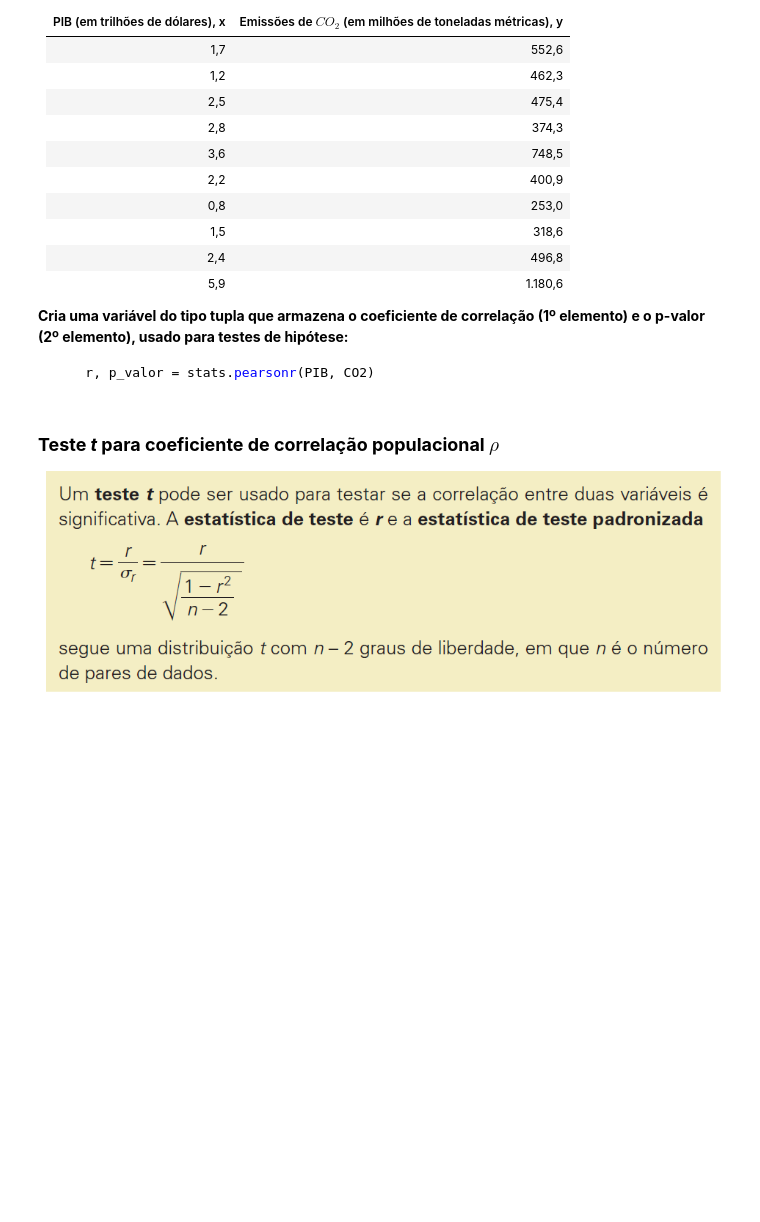
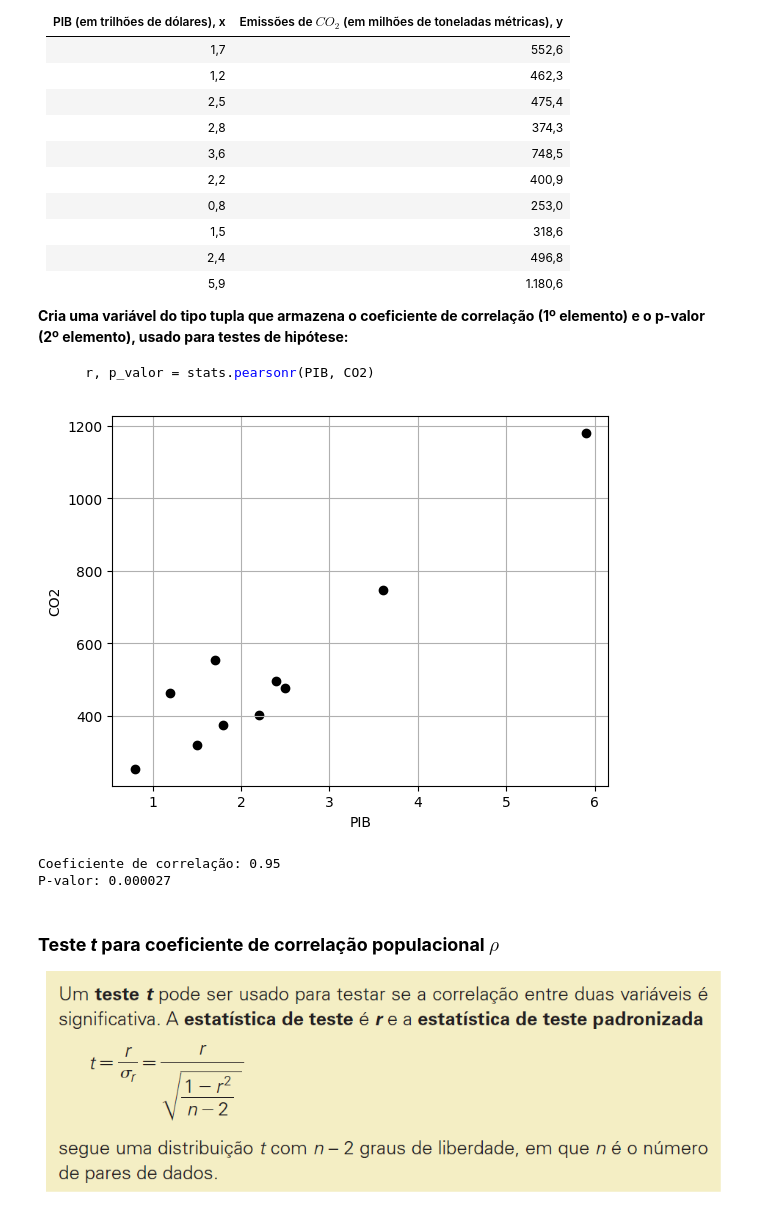
Before and after one commit to tokujiTO/estatistica, a Jupyter notebook: aula12/Lab 12 - Correlação e Regressão - Aluno.ipynb, the cells around one changed output. Cells and saved outputs as stored; diff of their text form; code cells hidden in the pictures; blank space fills up the shorter version.

````diff
--- a/aula12/Lab 12 - Correlação e Regressão - Aluno.ipynb
+++ b/aula12/Lab 12 - Correlação e Regressão - Aluno.ipynb
@@ -43,24 +43,40 @@ Calcule o coeficiente de correlação e interprete o resultado no contexto dos d
 ```
 # %%
 # Importa as bibliotecas
+# !pip install matplotlib
+# !pip install scipy
+# !pip install numpy
+# !pip install pandas
+# !pip install seaborn
+# !pip install scikit-learn
+# !pip install statsmodels
+import numpy as np
 import matplotlib.pyplot as plt
 import scipy.stats as stats
 
 # Dados
-
+PIB = [1.7, 1.2, 2.5, 1.8, 3.6, 2.2, 0.8, 1.5, 2.4, 5.9]
+CO2 = [552.6, 462.3, 475.4, 374.3, 748.3, 400.9, 253.0, 318.6, 496.8, 1180.6]
+r, p_valor = stats.pearsonr(PIB, CO2)
 
 # Diagrama de dispersão
 plt.scatter(PIB, CO2, c='black')
-plt.xlabel('?????')
-plt.ylabel('?????')
+plt.xlabel('PIB')
+plt.ylabel('CO2')
 plt.grid()
 plt.show()
 
 # Cálculo do coeficiente de correlação usando a biblioteca SciPy
 # Tupla desencapsulada contendo o coeficiente de correlação (1º elemento) e o p-valor (2º elemento), usado para testes de hipótese
-
+r, p_valor = stats.pearsonr(PIB, CO2)
 
 # Imprime
+print(f'Coeficiente de correlação: {r:.2f}')
+print(f'P-valor: {p_valor:.6f}')
+# %% [output]
+[figure, added]
+Coeficiente de correlação: 0.95
+P-valor: 0.000027
 # %% [markdown]
 ### **Teste *t* para coeficiente de correlação populacional $\rho$**
 
````
Also changed, not shown: parts of 2 cells of this notebook.
